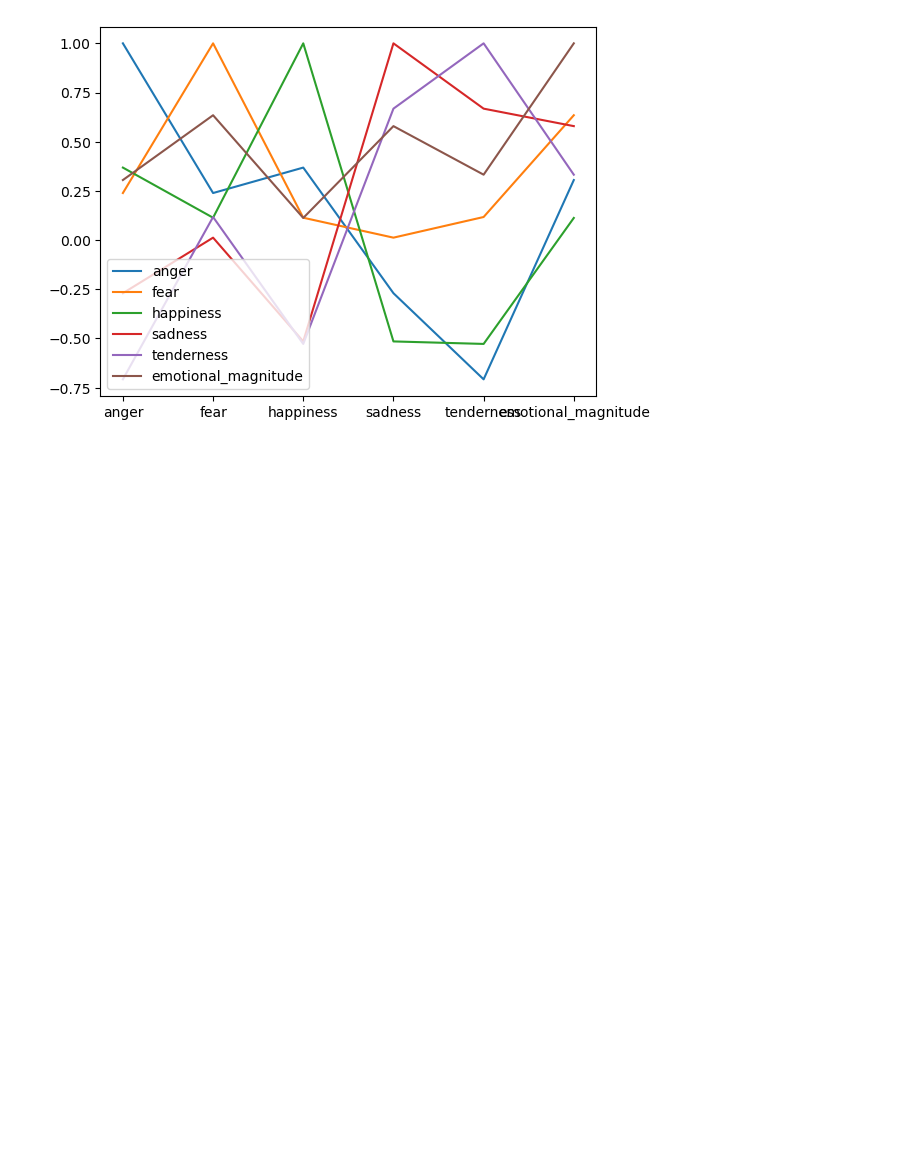
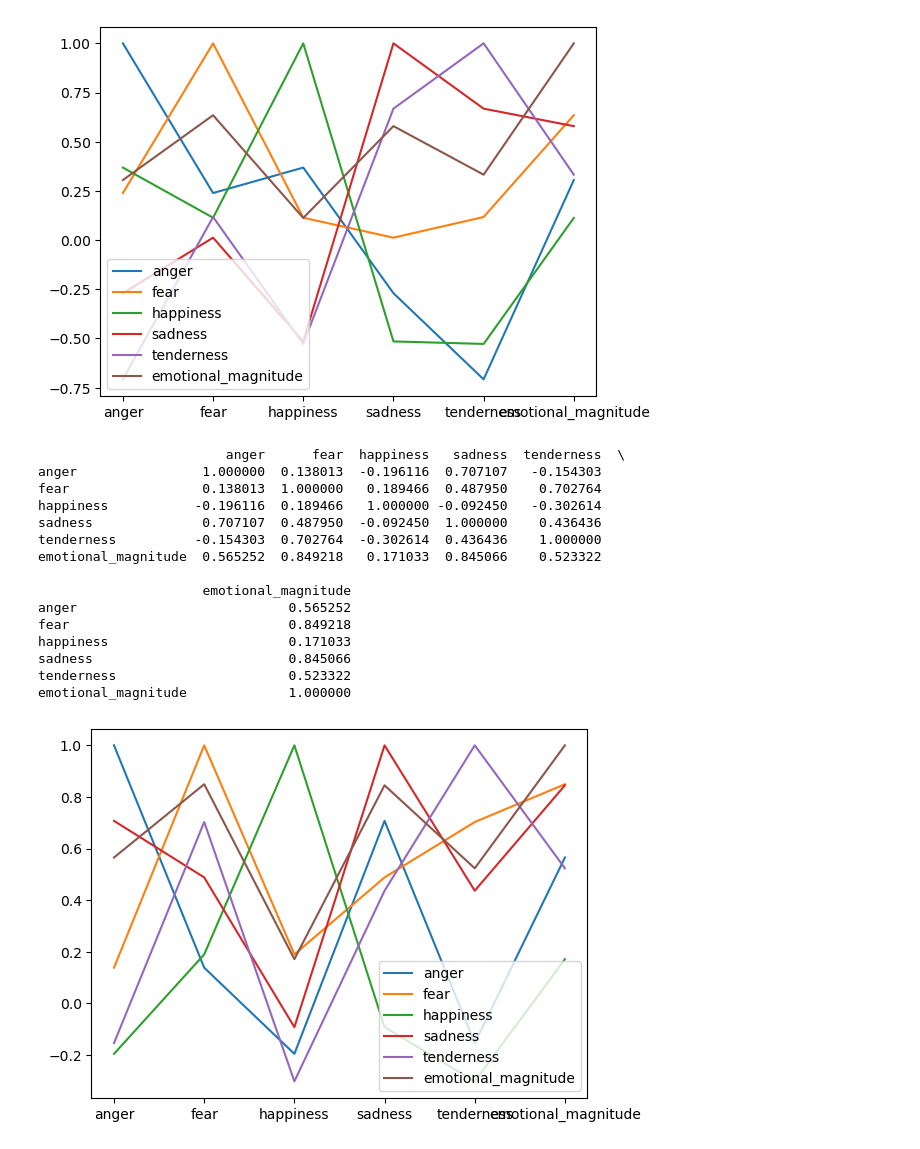
Before and after one commit to annajordanous/emovectors, a Jupyter notebook: emovec.ipynb, the cells around one changed output. Saved outputs shown, nothing was run; the diff lists cells and outputs as text; code cells hidden in the pictures; blank space fills up the shorter version.

```diff
--- a/emovec.ipynb
+++ b/emovec.ipynb
@@ -350,8 +361,9 @@ df_emo_iv_bob.describe()
 ## Calculate thresholds for analysis
 # %%
 gtzan_thresholds = {}
-iv_thresholds = {}
+iv_famous_thresholds = {}
 iv_bob_thresholds = {}
+iv_iv_thresholds = {}
 
 def calc_thresholds(df_emo, thresholds):
 
@@ -369,16 +381,21 @@ def calc_thresholds(df_emo, thresholds):
                                                                                         0.25, 0.75])
 
     filtered_attacks_mean = df_emo['attacks_mean'].dropna()
-    thresholds['slow_tone_attacks'], thresholds['fast_tone_attacks'] = filtered_attacks_mean.quantile([
+    if len(filtered_attacks_mean)>0:
+        thresholds['slow_tone_attacks'], thresholds['fast_tone_attacks'] = filtered_attacks_mean.quantile([
                                                                         0.25, 0.75])
+    else:
+        thresholds['slow_tone_attacks'] = 0
+        thresholds['fast_tone_attacks'] = 0
 
     # prob need to come back to this for monophonic data
     thresholds['rising_pitch_contour'] = 1
     thresholds['falling_pitch_contour'] = 0
 
 calc_thresholds(df_emo_gtzan, gtzan_thresholds)
-calc_thresholds(df_emo_iv, iv_thresholds)
+calc_thresholds(df_emo_iv_famous, iv_famous_thresholds)
 calc_thresholds(df_emo_iv_bob, iv_bob_thresholds)
+calc_thresholds(df_emo_iv_iv, iv_iv_thresholds)
 # %%
 def print_thresholds(thresholds):
       print("tempo: ")
@@ -488,15 +507,18 @@ def classify_emotion(track, thresholds):
         tenderness += 1
 
     # pitch contour: come back to this
+
+
     # anger: rising, fear: rising, happiness: rising, sadness: falling, tenderness: falling
 
     # tone attacks: anger: fast, fear: na, happiness: fast, sadness: slow, tenderness: slow
-    if track['attacks_mean'] > thresholds['fast_tone_attacks']:
-        anger += 1
-        happiness += 1
-    elif track['attacks_mean'] < thresholds['slow_tone_attacks']:
-        sadness += 1
-        tenderness += 1
+    if thresholds['fast_tone_attacks'] != thresholds['slow_tone_attacks'] and thresholds['fast_tone_attacks'] != 0:
+        if track['attacks_mean'] > thresholds['fast_tone_attacks']:
+            anger += 1
+            happiness += 1
+        elif track['attacks_mean'] < thresholds['slow_tone_attacks']:
+            sadness += 1
+            tenderness += 1
 
     # microstructural irregularity: anger: irregularity , fear: a lot of irregularity,
     # happiness: very little regularity, sadness: irregularity, tenderness: regularity
@@ -534,8 +556,9 @@ def calc_emo_vectors(df_emo, thresholds):
     return emo_vectors
 
 df_emo_gtzan['emo_vector'] = calc_emo_vectors(df_emo_gtzan, gtzan_thresholds)
-df_emo_iv['emo_vector'] = calc_emo_vectors(df_emo_iv, iv_thresholds)
+df_emo_iv_famous['emo_vector'] = calc_emo_vectors(df_emo_iv_famous, iv_famous_thresholds)
 df_emo_iv_bob['emo_vector'] = calc_emo_vectors(df_emo_iv_bob, iv_bob_thresholds)
+df_emo_iv_iv['emo_vector'] = calc_emo_vectors(df_emo_iv_iv, iv_iv_thresholds)
 # %% [output]
 100 100
 6 6
@@ -557,5 +589,6 @@ def emotional_mag(emo_vector):
 
 #emotional_mag(df_emo_gtzan.loc['jazz.00000.wav']['emo_vector'])
 df_emo_gtzan['emotional_magnitude'] = df_emo_gtzan['emo_vector'].apply(emotional_mag)
-df_emo_iv['emotional_magnitude'] = df_emo_iv['emo_vector'].apply(emotional_mag)
+df_emo_iv_famous['emotional_magnitude'] = df_emo_iv_famous['emo_vector'].apply(emotional_mag)
 df_emo_iv_bob['emotional_magnitude'] = df_emo_iv_bob['emo_vector'].apply(emotional_mag)
+df_emo_iv_iv['emotional_magnitude'] = df_emo_iv_iv['emo_vector'].apply(emotional_mag)
@@ -763,3 +864,22 @@ sadness                         0.579158
 tenderness                      0.332325
 emotional_magnitude             1.000000
 [figure]
+# %%
+plot_emovectors_corr(df_emo_iv_iv)
+# %% [output]
+                        anger      fear  happiness   sadness  tenderness  \
+anger                1.000000  0.138013  -0.196116  0.707107   -0.154303
+fear                 0.138013  1.000000   0.189466  0.487950    0.702764
+happiness           -0.196116  0.189466   1.000000 -0.092450   -0.302614
+sadness              0.707107  0.487950  -0.092450  1.000000    0.436436
+tenderness          -0.154303  0.702764  -0.302614  0.436436    1.000000
+emotional_magnitude  0.565252  0.849218   0.171033  0.845066    0.523322
+
+                     emotional_magnitude
+anger                           0.565252
+fear                            0.849218
+happiness                       0.171033
+sadness                         0.845066
+tenderness                      0.523322
+emotional_magnitude             1.000000
+[figure, added]
```
Also changed, not shown: parts of 26 cells of this notebook, 9 other files.
